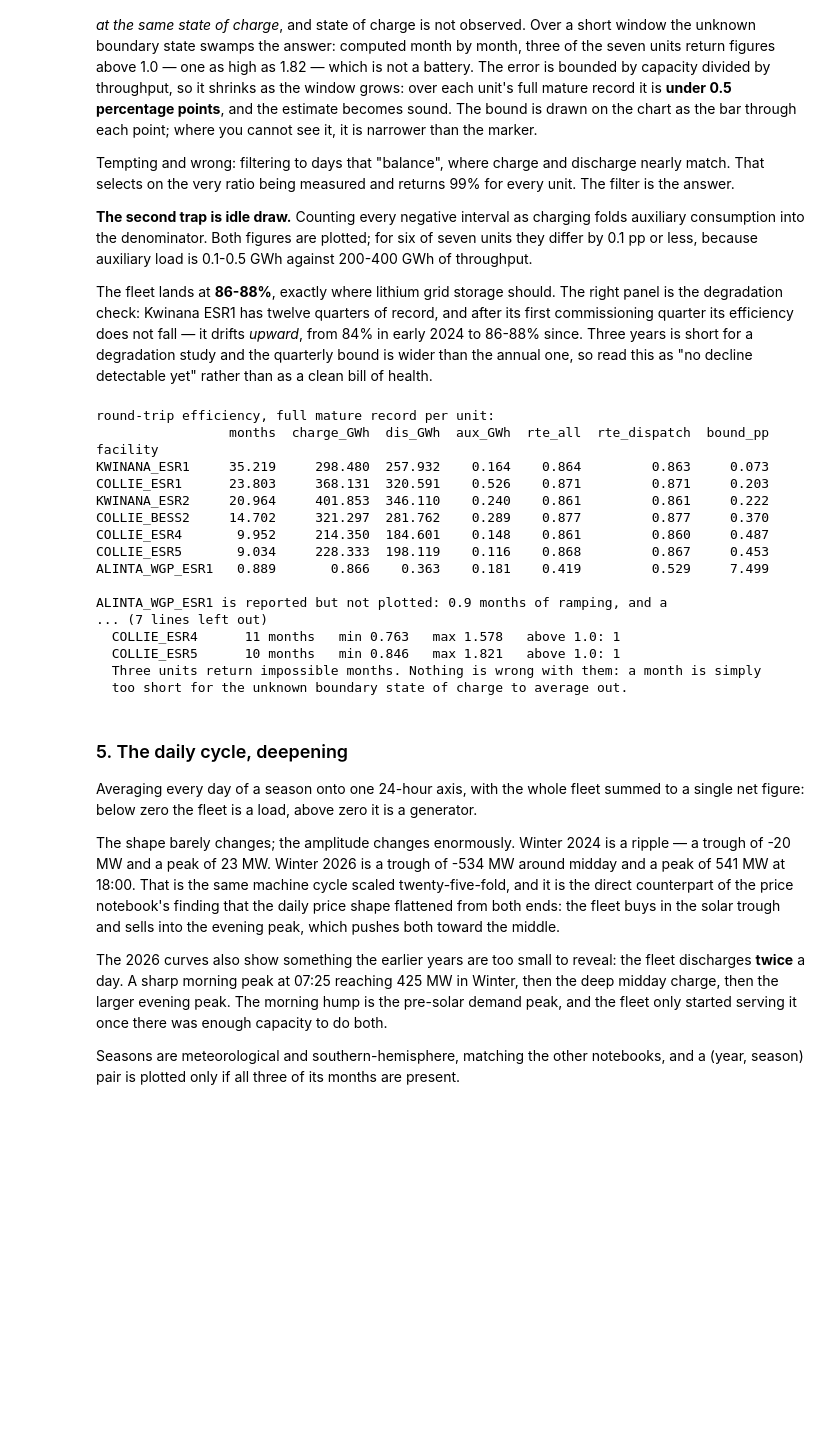
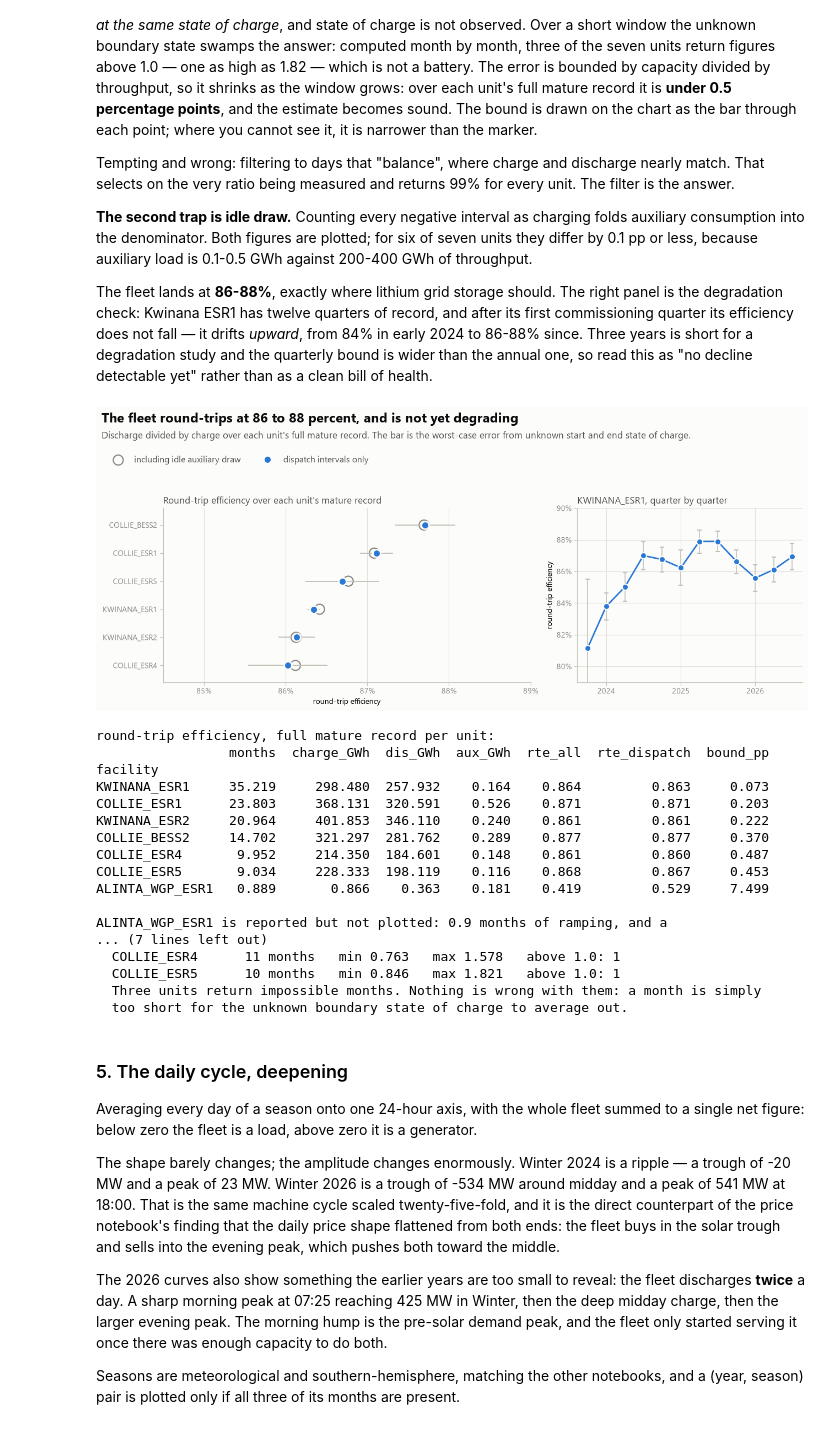
Before and after one commit to Jinmyung98/wa_energy_analytics, a Jupyter notebook: notebooks/EDA_facility_scada.ipynb, the cells around one changed output. Drawn from its saved outputs; the diff is of its cells as text; code cells hidden in the pictures; blank space fills up the shorter version.

```diff
--- a/notebooks/EDA_facility_scada.ipynb
+++ b/notebooks/EDA_facility_scada.ipynb
@@ -540,65 +615,71 @@ rte = pd.DataFrame(rows).set_index("facility").reindex(FACS)
 
 ok = rte.drop(index="ALINTA_WGP_ESR1", errors="ignore")
 order = ok.sort_values("rte_dispatch").index.tolist()
+ypos = {f: i for i, f in enumerate(order)}
 
-fig = make_subplots(rows=1, cols=2, horizontal_spacing=0.13, column_widths=[0.62, 0.38],
-                    subplot_titles=["Round-trip efficiency over each unit's mature record",
-                                    "KWINANA_ESR1, quarter by quarter"])
+fig, (axL, axR) = plt.subplots(1, 2, figsize=(13.0, 5.6),
+                               gridspec_kw={"width_ratios": [0.62, 0.38]})
 
-fig.add_trace(go.Scatter(
-    x=ok.loc[order, "rte_all"], y=order, mode="markers", name="including idle auxiliary draw",
-    marker=dict(size=13, color="rgba(0,0,0,0)", line=dict(color=MUTED, width=1.6)),
-    hovertemplate="%{y}<br>%{x:.1%} including auxiliary<extra></extra>"), row=1, col=1)
-fig.add_trace(go.Scatter(
-    x=ok.loc[order, "rte_dispatch"], y=order, mode="markers", name="dispatch intervals only",
-    marker=dict(size=10, color=BLUE, line=dict(color=SURFACE, width=2)),
-    error_x=dict(type="data", array=ok.loc[order, "bound_pp"] / 100, color=AXIS,
-                 thickness=1.4, width=4),
-    hovertemplate="%{y}<br>%{x:.1%} dispatch only<extra></extra>"), row=1, col=1)
+axL.scatter(ok.loc[order, "rte_all"], [ypos[f] for f in order], s=170,
+           facecolors="none", edgecolors=MUTED, linewidths=1.6, zorder=2,
+           label="including idle auxiliary draw")
+axL.errorbar(ok.loc[order, "rte_dispatch"], [ypos[f] for f in order],
+            xerr=ok.loc[order, "bound_pp"] / 100, fmt="o", color=BLUE, ecolor=AXIS,
+            elinewidth=1.4, capsize=0, markersize=10, markeredgecolor=SURFACE,
+            markeredgewidth=2, zorder=3, label="dispatch intervals only")
+axL.set_title("Round-trip efficiency over each unit's mature record",
+              loc="left", fontsize=12.5, color=INK_2)
+axL.set_xlabel("round-trip efficiency")
+axL.set_xlim(0.845, 0.885)
+axL.set_xticks(np.arange(0.85, 0.89, 0.01))
+axL.xaxis.set_major_formatter(PercentFormatter(xmax=1.0, decimals=0))
+axL.set_yticks(list(ypos.values()))
+axL.set_yticklabels(order)
+axL.set_ylim(-0.6, len(order) - 0.4)
 
 # Quarterly, not annual: three years give only two complete calendar years, and
 # two points cannot show a trend. A quarter is short enough that boundary drift
 # matters, so its bound is drawn too — under 1.1 pp everywhere after commissioning.
 ky = s[(s.facility_code == "KWINANA_ESR1") & (s.ts >= mature["KWINANA_ESR1"])].copy()
 ky["q"] = ky.ts.dt.to_period("Q").dt.to_timestamp()
 qd = ky[ky.mw.abs() > DISPATCH_MW].groupby("q").agg(chg=("chg", "sum"), dis=("dis", "sum"))
 qd["rte"] = qd.dis / qd.chg
 qd["bound"] = cap.loc["KWINANA_ESR1", "p95"] / qd.chg
-fig.add_trace(go.Scatter(
-    x=qd.index, y=qd.rte, mode="lines+markers", showlegend=False,
-    line=dict(color=BLUE, width=2), marker=dict(size=8, line=dict(color=SURFACE, width=1.5)),
-    error_y=dict(type="data", array=qd.bound, color=AXIS, thickness=1.2, width=3),
-    hovertemplate="%{x|%b %Y}<br>%{y:.1%}<extra>KWINANA_ESR1</extra>"), row=1, col=2)
+axR.errorbar(qd.index, qd.rte, yerr=qd.bound, fmt="o-", color=BLUE, ecolor=AXIS,
+            elinewidth=1.2, capsize=3, linewidth=2, markersize=8,
+            markeredgecolor=SURFACE, markeredgewidth=1.5)
+axR.set_title("KWINANA_ESR1, quarter by quarter", loc="left", fontsize=12.5, color=INK_2)
+axR.xaxis.set_major_formatter(mdates.DateFormatter("%Y"))
+axR.xaxis.set_major_locator(mdates.YearLocator())
+axR.set_ylabel("round-trip efficiency")
+axR.set_ylim(0.79, 0.90)
+axR.yaxis.set_major_formatter(PercentFormatter(xmax=1.0, decimals=0))
 
-style(fig, "The fleet round-trips at 86 to 88 percent, and is not yet degrading",
+style(fig, (axL, axR), "The fleet round-trips at 86 to 88 percent, and is not yet degrading",
       "Discharge divided by charge over each unit's full mature record. The bar is the "
       "worst-case error from unknown start and end state of charge.",
-      height=470, hover="closest", top=150, legend_y=1.13)
-fig.update_xaxes(title_text="round-trip efficiency", tickformat=".0%",
-                 range=[0.845, 0.885], row=1, col=1)
-fig.update_yaxes(categoryorder="array", categoryarray=order, row=1, col=1)
-fig.update_xaxes(title_text=None, tickformat="%Y", row=1, col=2)
-fig.update_yaxes(title_text="round-trip efficiency", tickformat=".0%",
-                 range=[0.79, 0.90], row=1, col=2)
-fig.show()
+      legend_ax=axL, ncol=2)
+axL.grid(axis="y", visible=False)
+plt.show()
 
 print("round-trip efficiency, full mature record per unit:")
 print(rte[["months", "charge_GWh", "dis_GWh", "aux_GWh", "rte_all", "rte_dispatch",
            "bound_pp"]].round(3).to_string())
 print("\nALINTA_WGP_ESR1 is reported but not plotted: 0.9 months of ramping, and a")
 print("7.5 pp error bound, which is to say no usable estimate yet.")
 print("\nWhy a month is too short — the same ratio computed month by month:")
 for f in FACS:
     g = s[(s.facility_code == f) & (s.ts >= mature[f])]
     m = g.groupby("ym").apply(lambda x: x.dis.sum() / x.chg.sum() if x.chg.sum() else np.nan,
                               include_groups=False).dropna()
     if len(m) < 3:
         continue
     print(f"  {f:<16} {len(m):>2} months   min {m.min():.3f}   max {m.max():.3f}"
           f"   above 1.0: {int((m > 1).sum())}")
 print("  Three units return impossible months. Nothing is wrong with them: a month is simply")
 print("  too short for the unknown boundary state of charge to average out.")
 # %% [output]
+[figure, added]
 round-trip efficiency, full mature record per unit:
                  months  charge_GWh  dis_GWh  aux_GWh  rte_all  rte_dispatch  bound_pp
 facility
```
Also changed, not shown: parts of 7 cells of this notebook, 7 other files.
